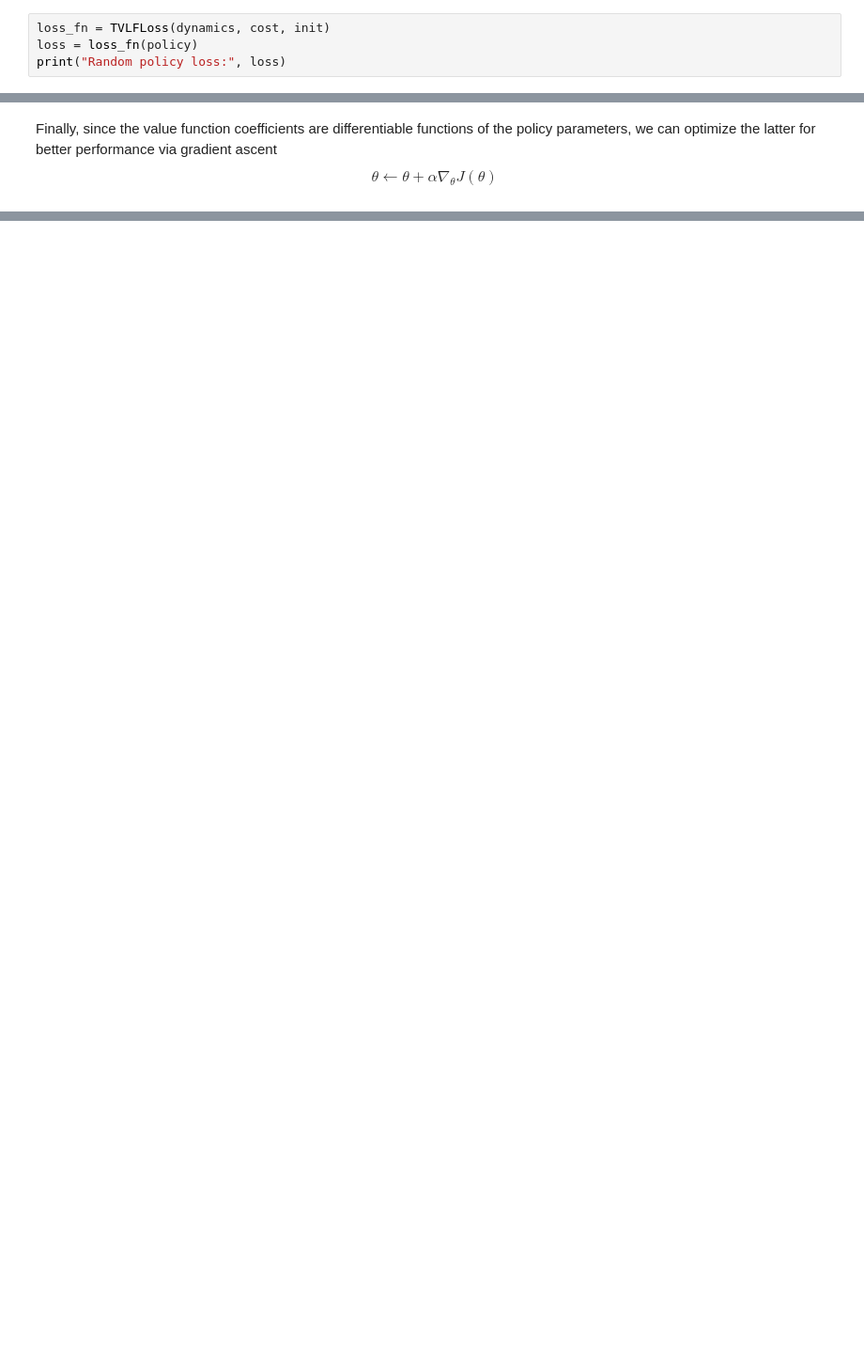
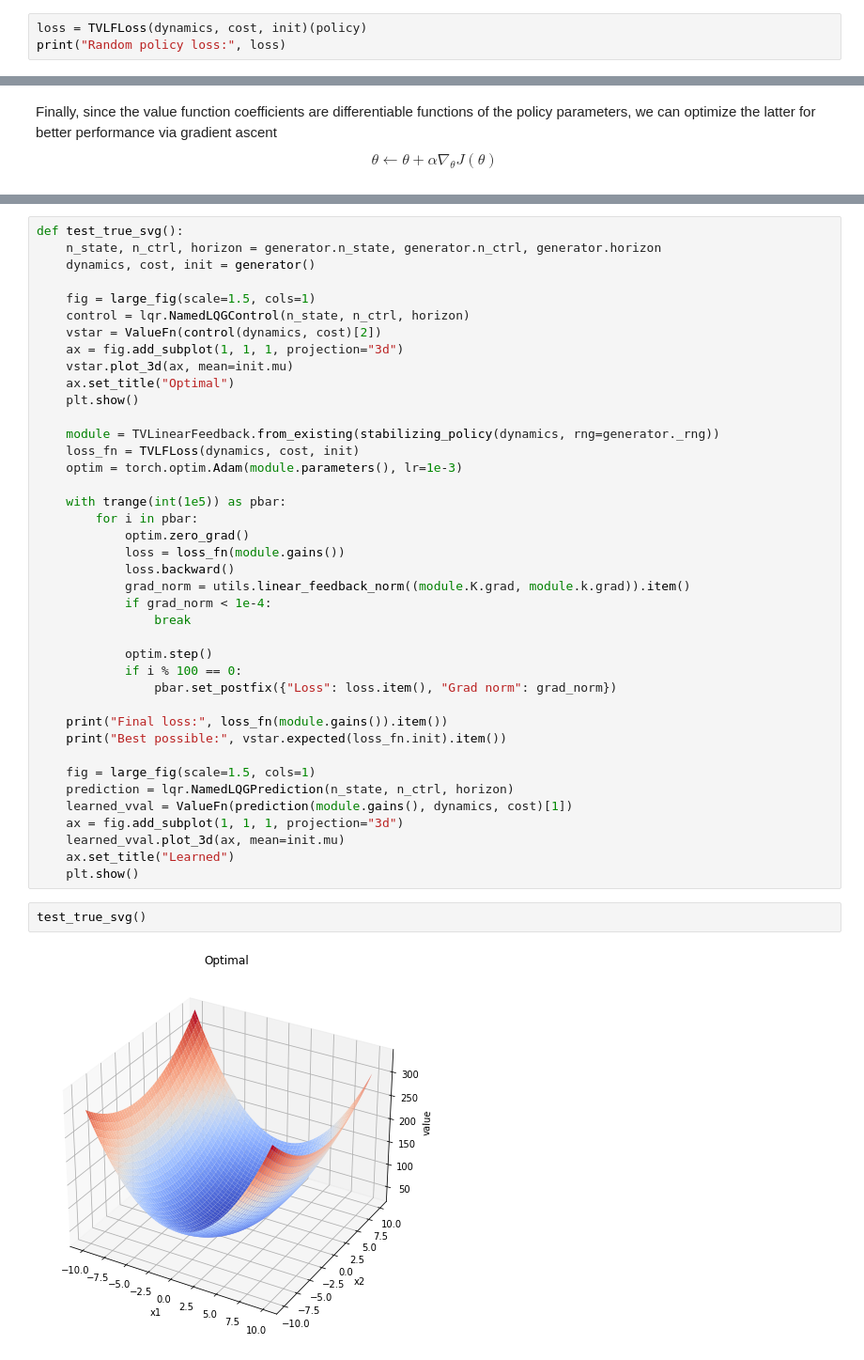
Before and after one commit to 0xangelo/LQSVG, a Jupyter notebook: experiments/true_svg.ipynb, the cells around one changed output, grey strips where cells are left out. Shown at 94% size. Cells and saved outputs as stored; diff of their text form; blank space fills up the shorter version.

```diff
--- a/experiments/true_svg.ipynb
+++ b/experiments/true_svg.ipynb
@@ -315,6 +374,5 @@ class TVLFLoss(nn.Module):
         cost = vval_fn.expected(self.init)
         return cost
 # %%
-loss_fn = TVLFLoss(dynamics, cost, init)
-loss = loss_fn(policy)
+loss = TVLFLoss(dynamics, cost, init)(policy)
 print("Random policy loss:", loss)
@@ -353,0 +386,44 @@ plt.show()
+# %%
+def test_true_svg():
+    n_state, n_ctrl, horizon = generator.n_state, generator.n_ctrl, generator.horizon
+    dynamics, cost, init = generator()
+
+    fig = large_fig(scale=1.5, cols=1)
+    control = lqr.NamedLQGControl(n_state, n_ctrl, horizon)
+    vstar = ValueFn(control(dynamics, cost)[2])
+    ax = fig.add_subplot(1, 1, 1, projection="3d")
+    vstar.plot_3d(ax, mean=init.mu)
+    ax.set_title("Optimal")
+    plt.show()
+
+    module = TVLinearFeedback.from_existing(stabilizing_policy(dynamics, rng=generator._rng))
+    loss_fn = TVLFLoss(dynamics, cost, init)
+    optim = torch.optim.Adam(module.parameters(), lr=1e-3)
+
+    with trange(int(1e5)) as pbar:
+        for i in pbar:
+            optim.zero_grad()
+            loss = loss_fn(module.gains())
+            loss.backward()
+            grad_norm = utils.linear_feedback_norm((module.K.grad, module.k.grad)).item()
+            if grad_norm < 1e-4:
+                break
+
+            optim.step()
+            if i % 100 == 0:
+                pbar.set_postfix({"Loss": loss.item(), "Grad norm": grad_norm})
+
+    print("Final loss:", loss_fn(module.gains()).item())
+    print("Best possible:", vstar.expected(loss_fn.init).item())
+
+    fig = large_fig(scale=1.5, cols=1)
+    prediction = lqr.NamedLQGPrediction(n_state, n_ctrl, horizon)
+    learned_vval = ValueFn(prediction(module.gains(), dynamics, cost)[1])
+    ax = fig.add_subplot(1, 1, 1, projection="3d")
+    learned_vval.plot_3d(ax, mean=init.mu)
+    ax.set_title("Learned")
+    plt.show()
+# %%
+test_true_svg()
+# %% [output]
+[figure, added]
```
Also changed, not shown: parts of 20 cells of this notebook.
